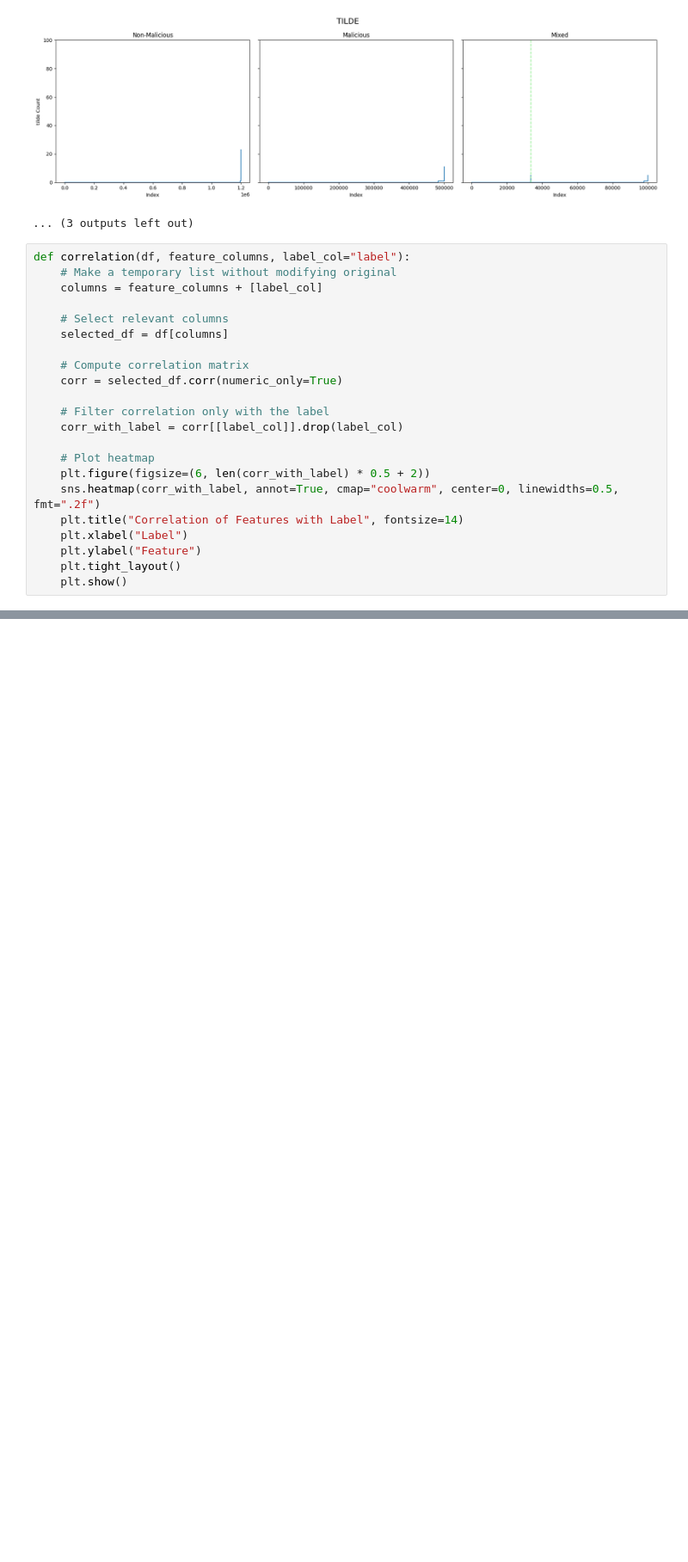
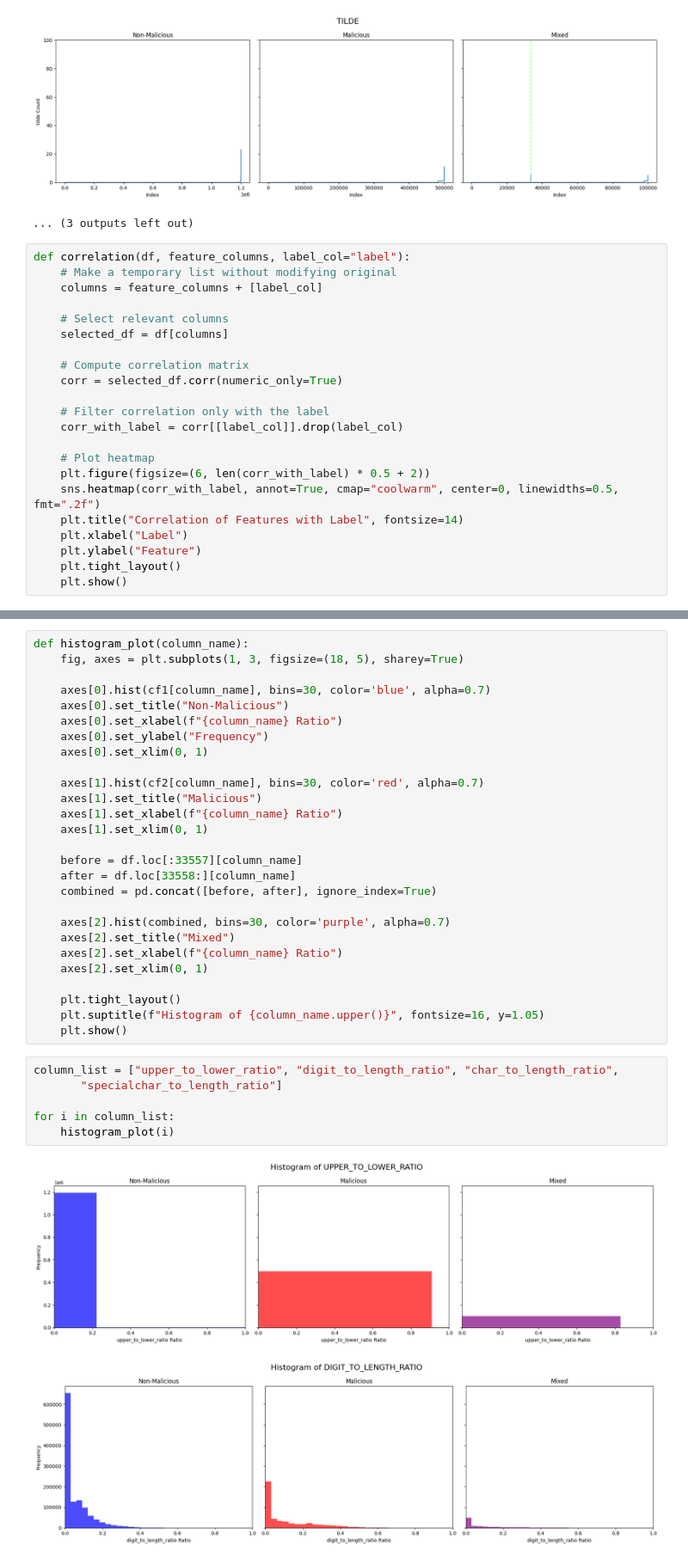
Before and after one commit to Pirate-Programmer/urlying, a Jupyter notebook: ipynbs/eda/urls_19_to_36.ipynb, the cells around one changed output, grey strips where cells are left out. Shown at 86% size. Saved outputs shown, nothing was run; the diff lists cells and outputs as text; blank space fills up the shorter version.

```diff
--- a/ipynbs/eda/urls_19_to_36.ipynb
+++ b/ipynbs/eda/urls_19_to_36.ipynb
@@ -140,0 +169,36 @@ def correlation(df, feature_columns, label_col="label"):
+# %%
+def histogram_plot(column_name):
+    fig, axes = plt.subplots(1, 3, figsize=(18, 5), sharey=True)
+
+    axes[0].hist(cf1[column_name], bins=30, color='blue', alpha=0.7)
+    axes[0].set_title("Non-Malicious")
+    axes[0].set_xlabel(f"{column_name} Ratio")
+    axes[0].set_ylabel("Frequency")
+    axes[0].set_xlim(0, 1)
+
+    axes[1].hist(cf2[column_name], bins=30, color='red', alpha=0.7)
+    axes[1].set_title("Malicious")
+    axes[1].set_xlabel(f"{column_name} Ratio")
+    axes[1].set_xlim(0, 1)
+
+    before = df.loc[:33557][column_name]
+    after = df.loc[33558:][column_name]
+    combined = pd.concat([before, after], ignore_index=True)
+
+    axes[2].hist(combined, bins=30, color='purple', alpha=0.7)
+    axes[2].set_title("Mixed")
+    axes[2].set_xlabel(f"{column_name} Ratio")
+    axes[2].set_xlim(0, 1)
+
+    plt.tight_layout()
+    plt.suptitle(f"Histogram of {column_name.upper()}", fontsize=16, y=1.05)
+    plt.show()
+# %%
+column_list = ["upper_to_lower_ratio", "digit_to_length_ratio", "char_to_length_ratio",
+       "specialchar_to_length_ratio"]
+
+for i in column_list:
+    histogram_plot(i)
+# %% [output]
+[figure, added]
+[figure, added]
```
Also changed, not shown: parts of 7 cells of this notebook, 5 other files.
